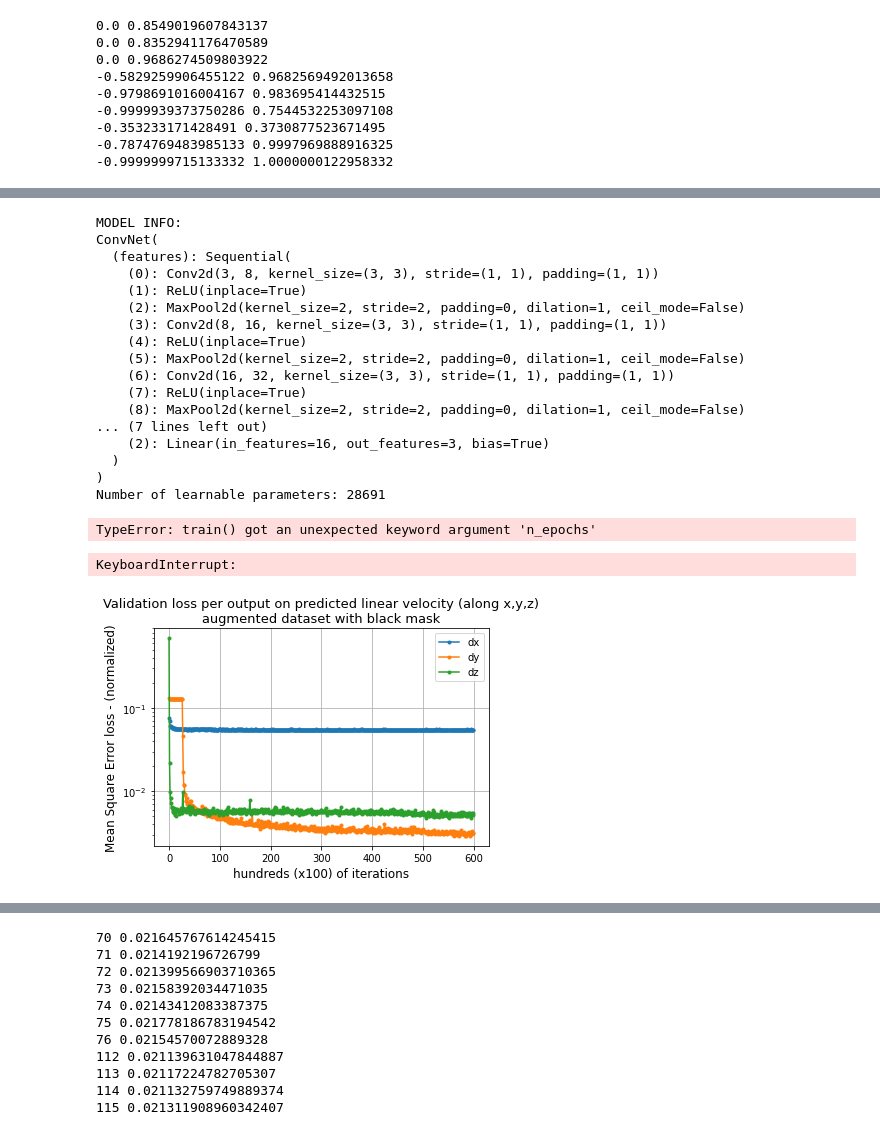
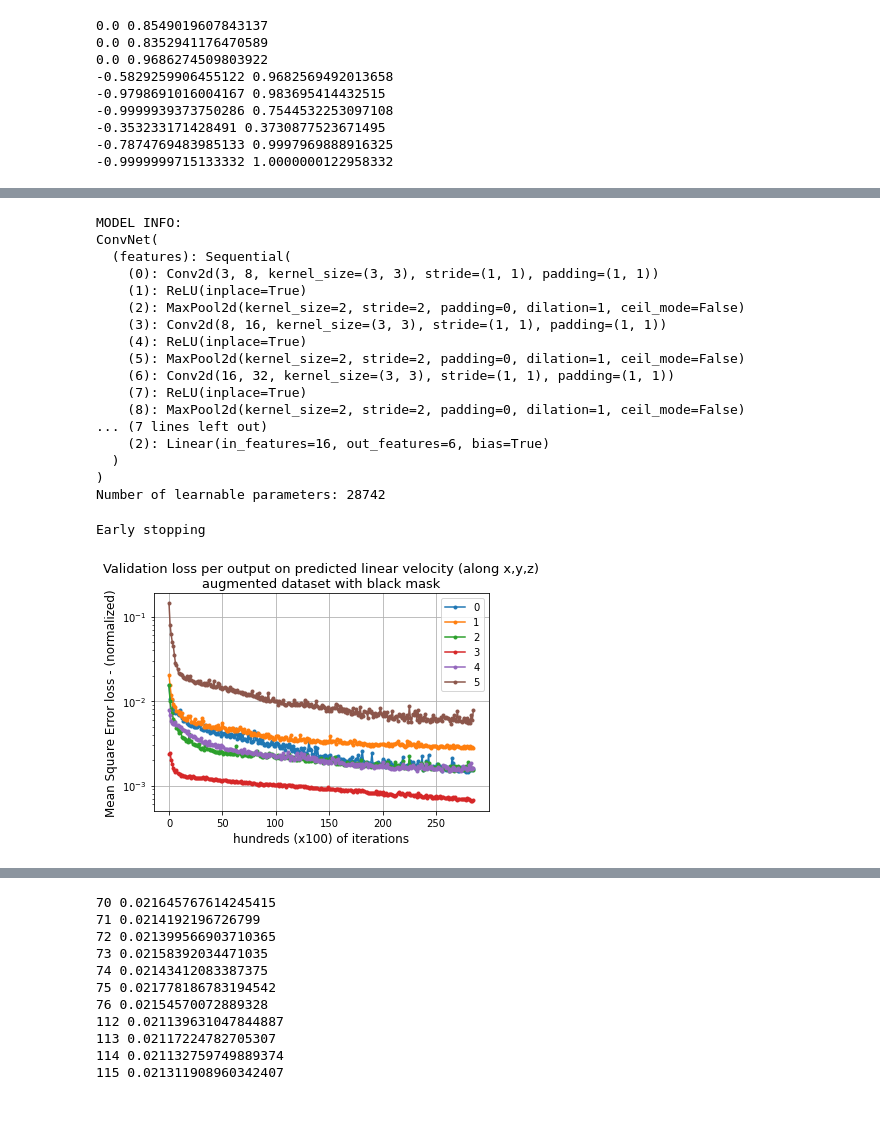
Before and after one commit to huber2/msc_project, a Jupyter notebook: nn_learning/mask_demos_nn_learn_with_orientation.ipynb, the cells around one changed output, grey strips where cells are left out. Saved outputs shown, nothing was run; the diff lists cells and outputs as text; code cells hidden in the pictures.

```diff
--- a/nn_learning/mask_demos_nn_learn_with_orientation.ipynb
+++ b/nn_learning/mask_demos_nn_learn_with_orientation.ipynb
@@ -123,5 +123,5 @@ train_set.x.shape, train_set.y.shape, v_set.x.shape, v_set.y.shape
 # %%
-model = ConvNet(n_classes=3)
+model = ConvNet(n_classes=6)
 #model = MLP(layers_dim=(16*16*3, 16, 3))
 print('MODEL INFO:', model, sep='\n')
 sum_total_learnable_params = 0
@@ -142,8 +142,8 @@ ConvNet(
     (7): ReLU(inplace=True)
     (8): MaxPool2d(kernel_size=2, stride=2, padding=0, dilation=1, ceil_mode=False)
 ... (7 lines left out)
-    (2): Linear(in_features=16, out_features=3, bias=True)
+    (2): Linear(in_features=16, out_features=6, bias=True)
   )
 )
-Number of learnable parameters: 28691
+Number of learnable parameters: 28742
 # %%
@@ -192,63 +194,22 @@ def train(model, train_set, v_set, lr, bs, stop_criterion, max_epochs, model_nam
                         break
 
     return loss_logger
-# %%
-def train(model, train_set, v_set, n_epochs, lr, bs):
-    train_loader = DataLoader(train_set, batch_size=bs, shuffle=True, drop_last=True)
-    v_loader = DataLoader(v_set, batch_size=64, shuffle=False, drop_last=False)
-    #device = torch.device('cpu')
-    #model.to(device)
-    criterion = torch.nn.MSELoss()
-    optimizer = torch.optim.Adam(model.parameters(), lr=lr)
-
-    loss_logger = {'loss':[], 'vloss':[], 'loss_class':[], 'vloss_class':[]}
-
-    for epoch in range(n_epochs):
-        print(f"Starting epoch {epoch}/{n_epochs}")
-        for batch, (x, y) in enumerate(train_loader):
-            model.train()
-            #x, y = x.to(device), y.to(device)
-            optimizer.zero_grad()
-            y_pred = model.forward(x)
-            loss = criterion(y_pred, y)
-            loss.backward()
-            optimizer.step()
-            if batch % 100 == 0:
-                model.eval()
-                with torch.no_grad():
-                    loss_logger['loss'].append(loss.item())
-                    loss_per_class = ((y - y_pred)**2).mean(axis=0).numpy()
-                    loss_logger['loss_class'].append(loss_per_class)
-                    x_val, y_val = v_loader.dataset.x, v_loader.dataset.y
-                    y_pred = model.forward(x_val)
-                    v_loss_per_class = ((y_val - y_pred)**2).mean(axis=0).numpy()
-                    v_loss = v_loss_per_class.mean().item()
-                    loss_logger['vloss'].append(v_loss)
-                    loss_logger['vloss_class'].append(v_loss_per_class)
-            if batch % 100 == 0:
-                print('loss', loss_logger['vloss'][-1])
-    return loss_logger
 # %%
-model = ConvNet(n_classes=3)
-loss_log = train(model, train_set, v_set, n_epochs=200, lr=0.001, bs=512)
+model = ConvNet(n_classes=6)
+loss_log = train(model, train_set, v_set, lr=0.0005, bs=512, stop_criterion=20, max_epochs=500)
 # %% [output]
-TypeError: train() got an unexpected keyword argument 'n_epochs'
+Early stopping
-# %%
-model = ConvNet(n_classes=3)
-loss_log = train(model, train_set, v_set, lr=0.0005, bs=512, stop_criterion=10, max_epochs=500)
-# %% [output]
-KeyboardInterrupt:
 # %%
 plt.plot(np.stack(loss_log['vloss_class']), '.-')
 plt.yscale('log')
 #plt.plot(loss_log['loss'], '.-', label='Validation loss')
 plt.title("Validation loss per output on predicted linear velocity (along x,y,z)\naugmented dataset with black mask", fontsize=13)
 plt.ylabel("Mean Square Error loss - (normalized)", fontsize=12)
 plt.xlabel("hundreds (x100) of iterations", fontsize=12)
-plt.legend(('dx', 'dy', 'dz'))
+plt.legend(range(6))
 plt.grid()
 # %% [output]
-[figure, old version]
+[figure, new version]
 # %%
 plt.plot(loss_log['loss'], '.-', label='Training loss')
 plt.plot(loss_log['vloss'], '.-', label='Validation loss')
```
Also changed, not shown: parts of 3 cells of this notebook, 10 other files.
